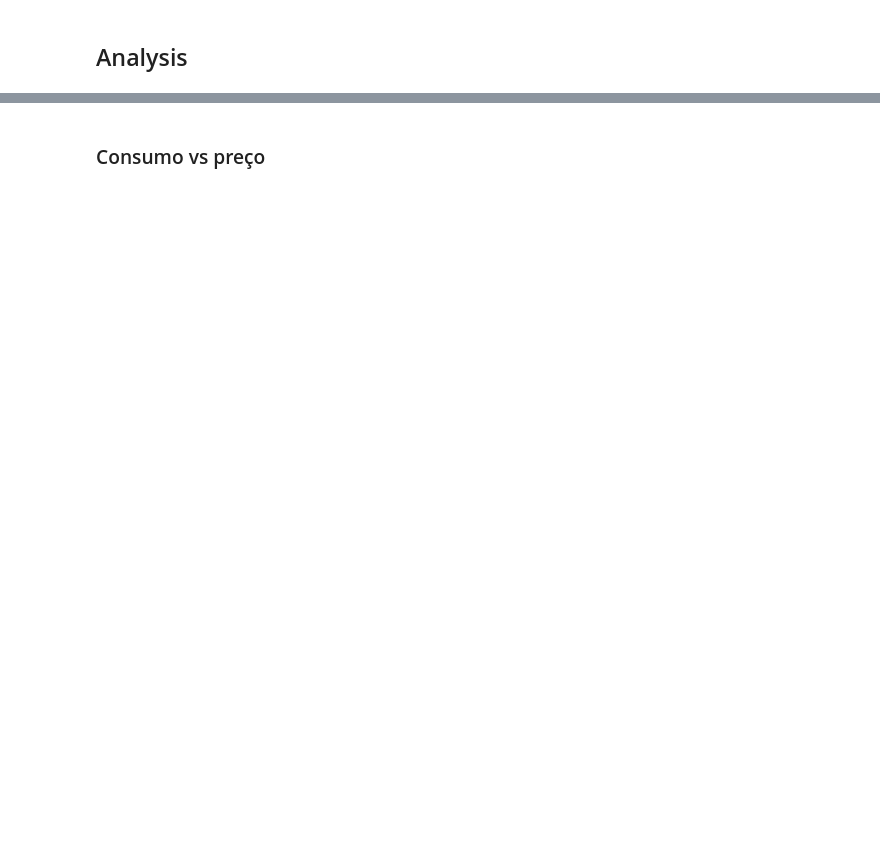
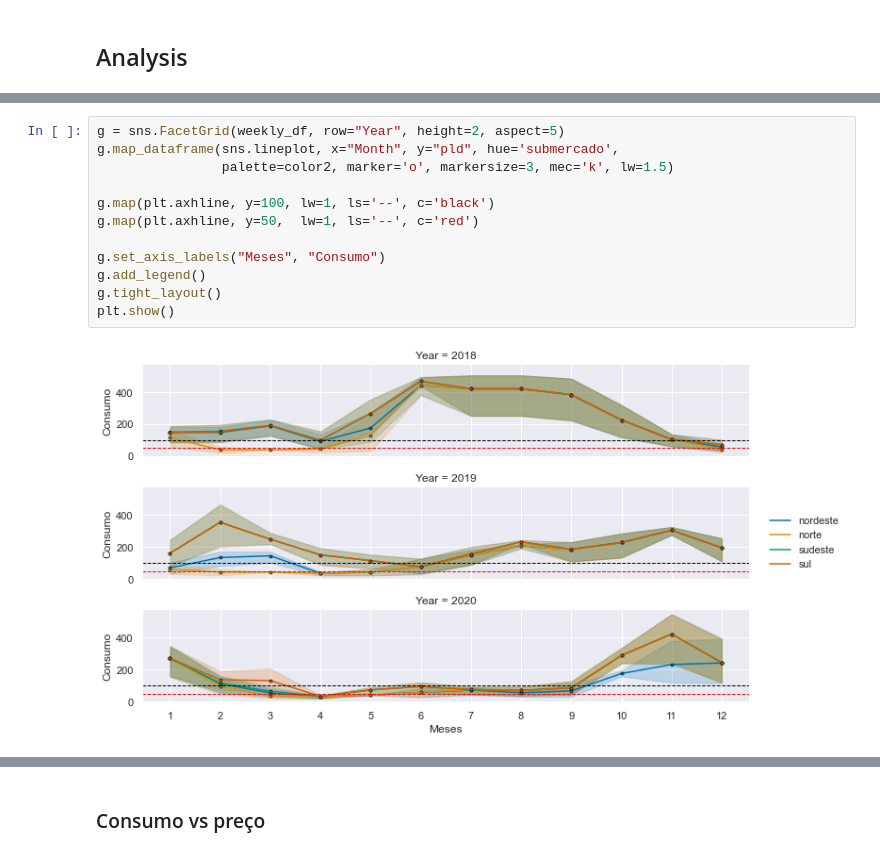
Before and after one commit to rocabrera/python-learning, a Jupyter notebook: advanced/pandas/projeto_energia/example_project.ipynb, the cells around one changed output, grey strips where cells are left out. Saved outputs shown, nothing was run; the diff lists cells and outputs as text; blank space fills up the shorter version.

```diff
--- a/advanced/pandas/projeto_energia/example_project.ipynb
+++ b/advanced/pandas/projeto_energia/example_project.ipynb
@@ -70,0 +115,14 @@ infopld18_clean.head(10)
+# %%
+g = sns.FacetGrid(weekly_df, row="Year", height=2, aspect=5)
+g.map_dataframe(sns.lineplot, x="Month", y="pld", hue='submercado',
+                palette=color2, marker='o', markersize=3, mec='k', lw=1.5)
+
+g.map(plt.axhline, y=100, lw=1, ls='--', c='black')
+g.map(plt.axhline, y=50,  lw=1, ls='--', c='red')
+
+g.set_axis_labels("Meses", "Consumo")
+g.add_legend()
+g.tight_layout()
+plt.show()
+# %% [output]
+[figure, added]
```
Also changed, not shown: parts of 27 cells of this notebook.
